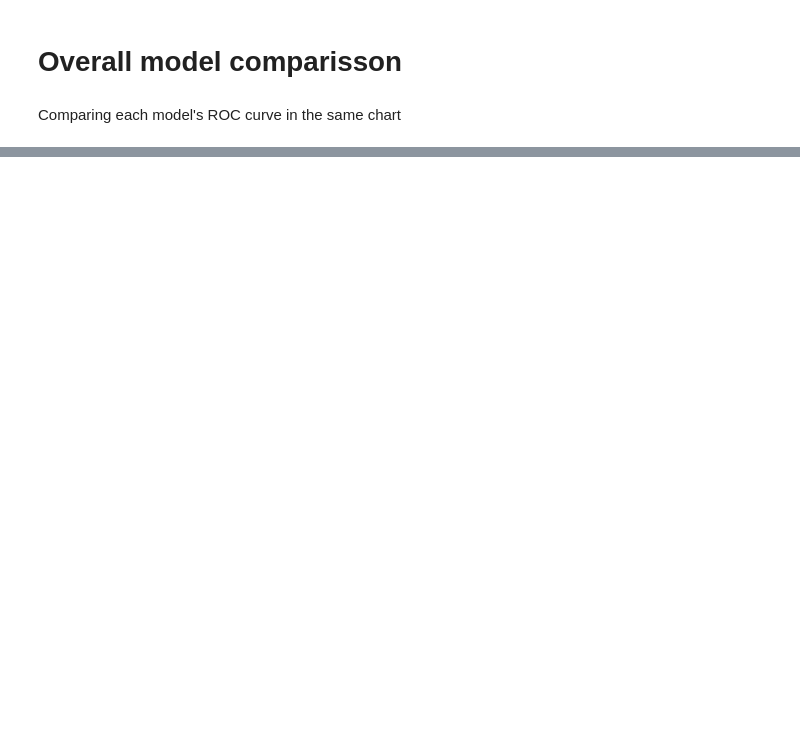
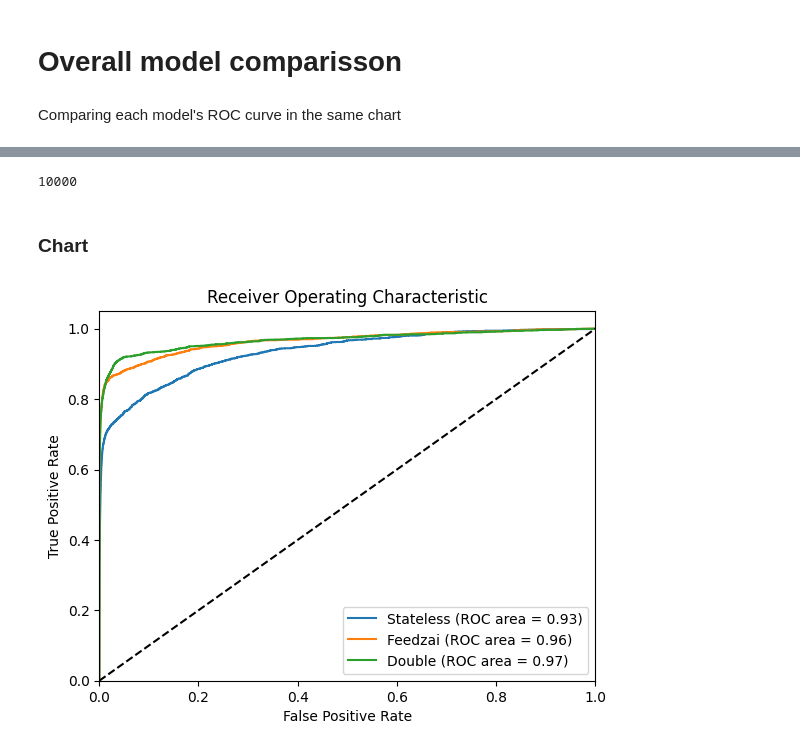
Before and after one commit to A-Nancio/Thesis, a Jupyter notebook: src/evaluations/Overall.ipynb, the cells around one changed output, grey strips where cells are left out. Saved outputs shown, nothing was run; the diff lists cells and outputs as text; code cells hidden in the pictures; blank space fills up the shorter version.

Commit message:
Compared different models

```diff
--- a/src/evaluations/Overall.ipynb
+++ b/src/evaluations/Overall.ipynb
@@ -47,0 +66,9 @@ model_list = (double_model, feedzai_model, stateless_model)
+# %%
+test_transactions = np.load(f'{path}/test/transactions.npy')
+test_labels = np.load(f'{path}/test/all_transaction_labels.npy').astype(int)
+test_set = tf.data.Dataset.from_tensor_slices((test_transactions, test_labels)).batch(1)
+
+# initialize weights
+stateless_model(np.expand_dims(test_transactions[0], axis=0))
+feedzai_model(np.expand_dims(test_transactions[0], axis=0))
+double_model(np.expand_dims(test_transactions[0], axis=0))
@@ -47,0 +79,8 @@ model_list = (double_model, feedzai_model, stateless_model)
+# %%
+stateless_model.load_weights(f'../machine_learning/saved_models/baseline/Baseline_{16}.keras')
+feedzai_model.load_weights(f'../machine_learning/saved_models/feedzai/Feedzai_{9}.keras')
+double_model.load_weights(f'../machine_learning/saved_models/double/Double_{15}.keras')
+# %%
+stateless_pred = stateless_model.predict(test_set)
+feedzai_pred = feedzai_model.predict(test_set)
+double_pred = double_model.predict(test_set)
@@ -47,0 +91,37 @@ model_list = (double_model, feedzai_model, stateless_model)
+# %%
+print(len(stateless_pred[:10000]))
+# %% [output]
+10000
+# %% [markdown]
+### Chart
+# %%
+import seaborn as sns
+import matplotlib.pyplot as plt
+from sklearn.metrics import roc_curve, auc
+
+# Calculate FPR, TPR, and thresholds using NumPy
+stateless_fpr, stateless_tpr, thresholds = roc_curve(test_labels, stateless_pred)
+feedzai_fpr, feedzai_tpr, thresholds = roc_curve(test_labels, feedzai_pred)
+double_fpr, double_tpr, thresholds = roc_curve(test_labels, double_pred)
+
+# Calculate AUC using scikit-learn
+stateless_auc_score = auc(stateless_fpr, stateless_tpr)
+feedzai_auc_score = auc(feedzai_fpr, feedzai_tpr)
+double_auc_score = auc(double_fpr, double_tpr)
+
+# Plot ROC curve using Matplotlib
+plt.plot(stateless_fpr, stateless_tpr, label='Stateless (ROC area = %0.2f)' % stateless_auc_score)
+plt.plot(feedzai_fpr, feedzai_tpr, label='Feedzai (ROC area = %0.2f)' % feedzai_auc_score)
+plt.plot(double_fpr, double_tpr, label='Double (ROC area = %0.2f)' % double_auc_score)
+
+
+plt.plot([0, 1], [0, 1], 'k--')
+plt.xlim([0.0, 1.0])
+plt.ylim([0.0, 1.05])
+plt.xlabel('False Positive Rate')
+plt.ylabel('True Positive Rate')
+plt.title('Receiver Operating Characteristic')
+plt.legend(loc="lower right")
+plt.show()
+# %% [output]
+[figure, added]
```
Also changed, not shown: parts of 7 cells of this notebook.
